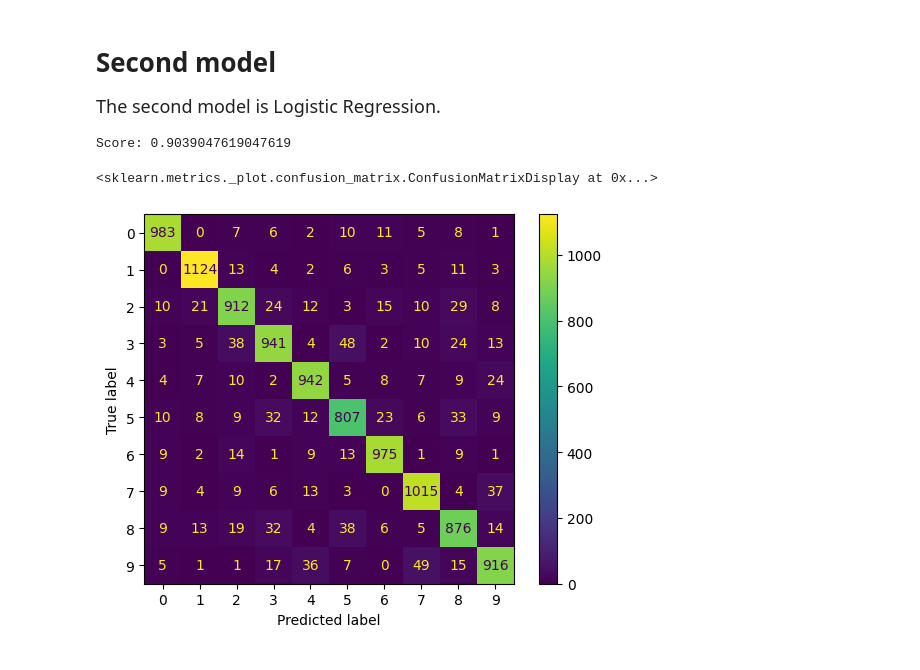
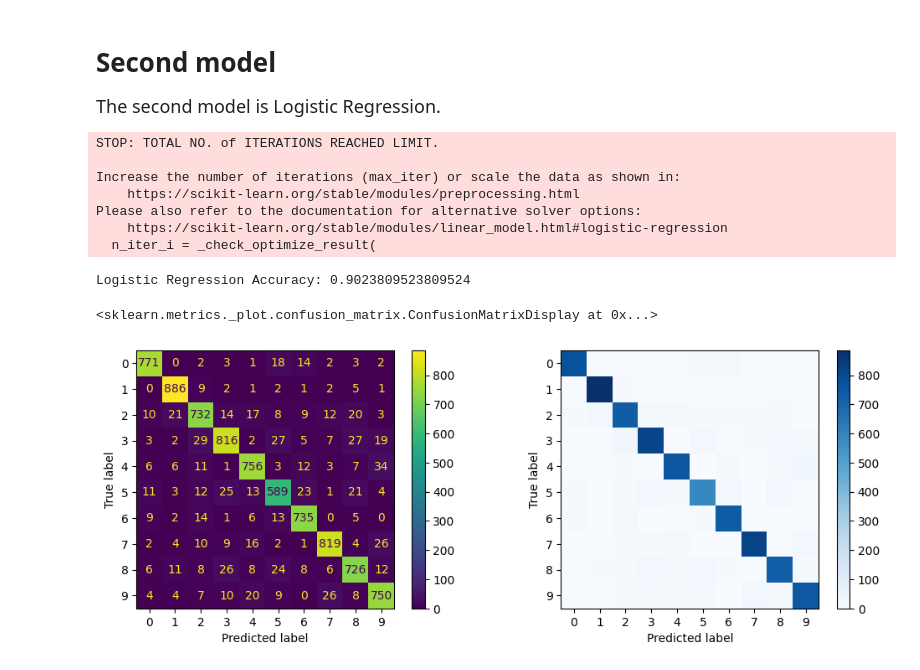
Before and after one commit to bit-nap/CSCI.331-Digit-Recognizer, a Jupyter notebook: csci-331-digit-recognizer-notebook.ipynb, the cells around one changed output. Saved outputs shown, nothing was run; the diff lists cells and outputs as text; code cells hidden in the pictures.

```diff
--- a/csci-331-digit-recognizer-notebook.ipynb
+++ b/csci-331-digit-recognizer-notebook.ipynb
@@ -78,20 +83,25 @@ Score: 0.9632380952380952
 <span style="font-size:18px;">
 The second model is Logistic Regression.
 </span>
-# %%
-from sklearn.linear_model import LogisticRegression
-from sklearn.pipeline import make_pipeline
-from sklearn.preprocessing import StandardScaler
-
-X_train, X_test, y_train, y_test = train_test_split(X, y, stratify = y)
-
-clf = make_pipeline(StandardScaler(), LogisticRegression(max_iter=1000,random_state=0))
-clf.fit(X_train, y_train)
-y_pred = clf.predict(X_test)
-cm = confusion_matrix(y_test, y_pred)
-print("Score: " + str(clf.score(X_test,y_test)))
-ConfusionMatrixDisplay(cm).plot()
-# %% [output]
-Score: 0.9039047619047619
-<sklearn.metrics._plot.confusion_matrix.ConfusionMatrixDisplay at 0x...>
-[figure, removed]
+# %%
+lr_model = LogisticRegression(max_iter=1000)
+lr_model.fit(X_train, y_train)
+y_pred = lr_model.predict(X_test)
+acc = accuracy_score(y_test, y_pred)
+conf_matrix = confusion_matrix(y_test, y_pred)
+print("Logistic Regression Accuracy:", acc)
+
+fig, axarr = plt.subplots(1, 2, figsize=(12, 4))
+ConfusionMatrixDisplay(conf_matrix).plot(ax=axarr[0])
+ConfusionMatrixDisplay(conf_matrix).plot(ax=axarr[1],cmap=plt.cm.Blues,include_values=False)
+# %% [output]
+STOP: TOTAL NO. of ITERATIONS REACHED LIMIT.
+
+Increase the number of iterations (max_iter) or scale the data as shown in:
+    https://scikit-learn.org/stable/modules/preprocessing.html
+Please also refer to the documentation for alternative solver options:
+    https://scikit-learn.org/stable/modules/linear_model.html#logistic-regression
+  n_iter_i = _check_optimize_result(
+Logistic Regression Accuracy: 0.9023809523809524
+<sklearn.metrics._plot.confusion_matrix.ConfusionMatrixDisplay at 0x...>
+[figure, added]
```
Also changed, not shown: parts of 5 cells of this notebook.
